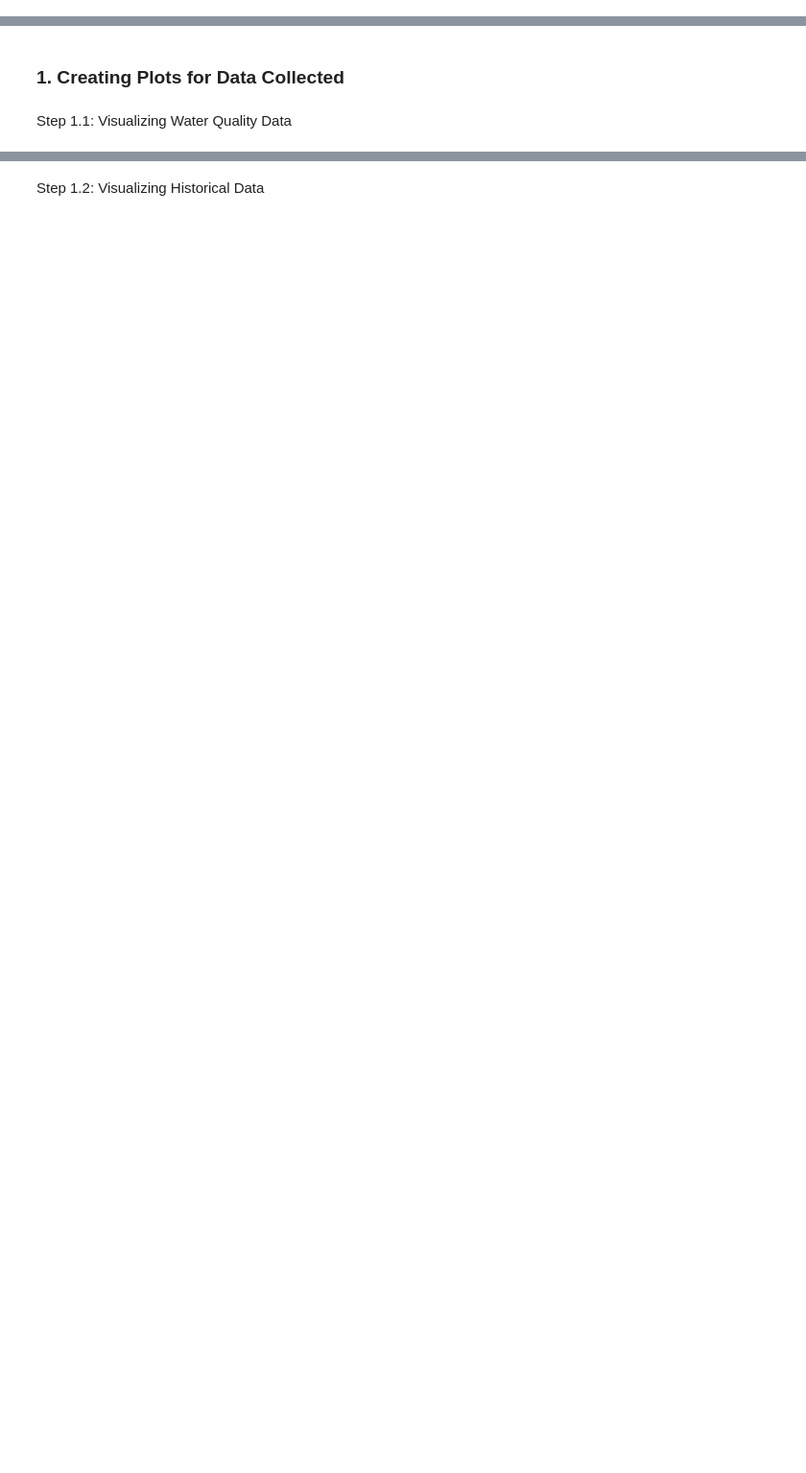
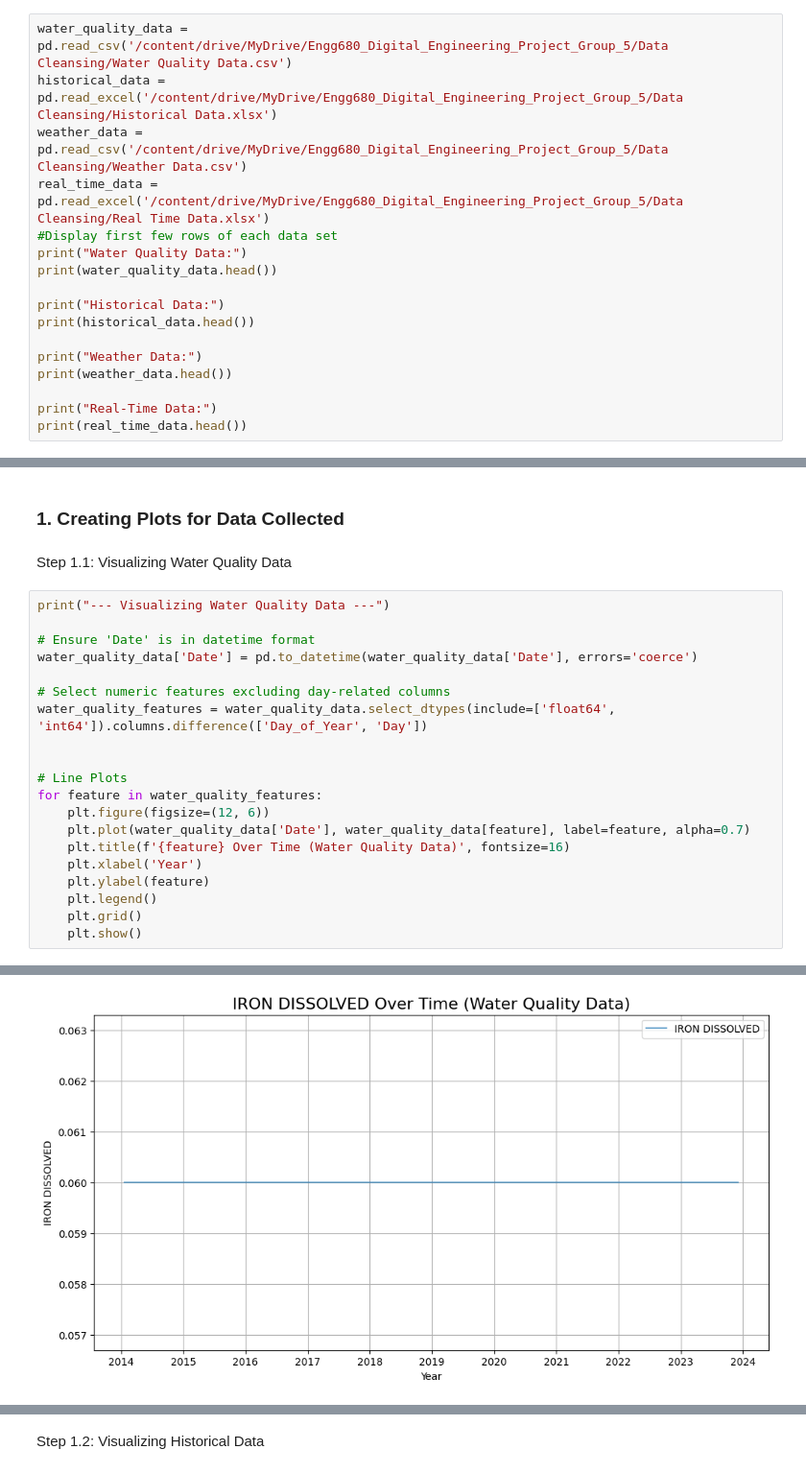
Before and after one commit to Urusha-Bajracharya3950/Engg680_Digital_Engineering_Project_Group_5, a Jupyter notebook: Model_Development/Group_Project.ipynb, the cells around one changed output, grey strips where cells are left out. Shown at 96% size. Saved outputs shown, nothing was run; the diff lists cells and outputs as text; blank space fills up the shorter version.

Commit message:
Completed Data Visualization

```diff
--- a/Model_Development/Group_Project.ipynb
+++ b/Model_Development/Group_Project.ipynb
@@ -36,0 +35,17 @@ Step 0.2: Load Data sets
+# %%
+water_quality_data = pd.read_csv('/content/drive/MyDrive/Engg680_Digital_Engineering_Project_Group_5/Data Cleansing/Water Quality Data.csv')
+historical_data = pd.read_excel('/content/drive/MyDrive/Engg680_Digital_Engineering_Project_Group_5/Data Cleansing/Historical Data.xlsx')
+weather_data = pd.read_csv('/content/drive/MyDrive/Engg680_Digital_Engineering_Project_Group_5/Data Cleansing/Weather Data.csv')
+real_time_data = pd.read_excel('/content/drive/MyDrive/Engg680_Digital_Engineering_Project_Group_5/Data Cleansing/Real Time Data.xlsx')
+#Display first few rows of each data set
+print("Water Quality Data:")
+print(water_quality_data.head())
+
+print("Historical Data:")
+print(historical_data.head())
+
+print("Weather Data:")
+print(weather_data.head())
+
+print("Real-Time Data:")
+print(real_time_data.head())
@@ -38,3 +71,24 @@ Step 0.2: Load Data sets
 ### 1. Creating Plots for Data Collected
 # %% [markdown]
 Step 1.1: Visualizing Water Quality Data
+# %%
+print("--- Visualizing Water Quality Data ---")
+
+# Ensure 'Date' is in datetime format
+water_quality_data['Date'] = pd.to_datetime(water_quality_data['Date'], errors='coerce')
+
+# Select numeric features excluding day-related columns
+water_quality_features = water_quality_data.select_dtypes(include=['float64', 'int64']).columns.difference(['Day_of_Year', 'Day'])
+
+
+# Line Plots
+for feature in water_quality_features:
+    plt.figure(figsize=(12, 6))
+    plt.plot(water_quality_data['Date'], water_quality_data[feature], label=feature, alpha=0.7)
+    plt.title(f'{feature} Over Time (Water Quality Data)', fontsize=16)
+    plt.xlabel('Year')
+    plt.ylabel(feature)
+    plt.legend()
+    plt.grid()
+    plt.show()
+# %% [output]
@@ -40,0 +96 @@ Step 1.1: Visualizing Water Quality Data
+[figure, added]
```
Also changed, not shown: parts of 8 cells of this notebook.
